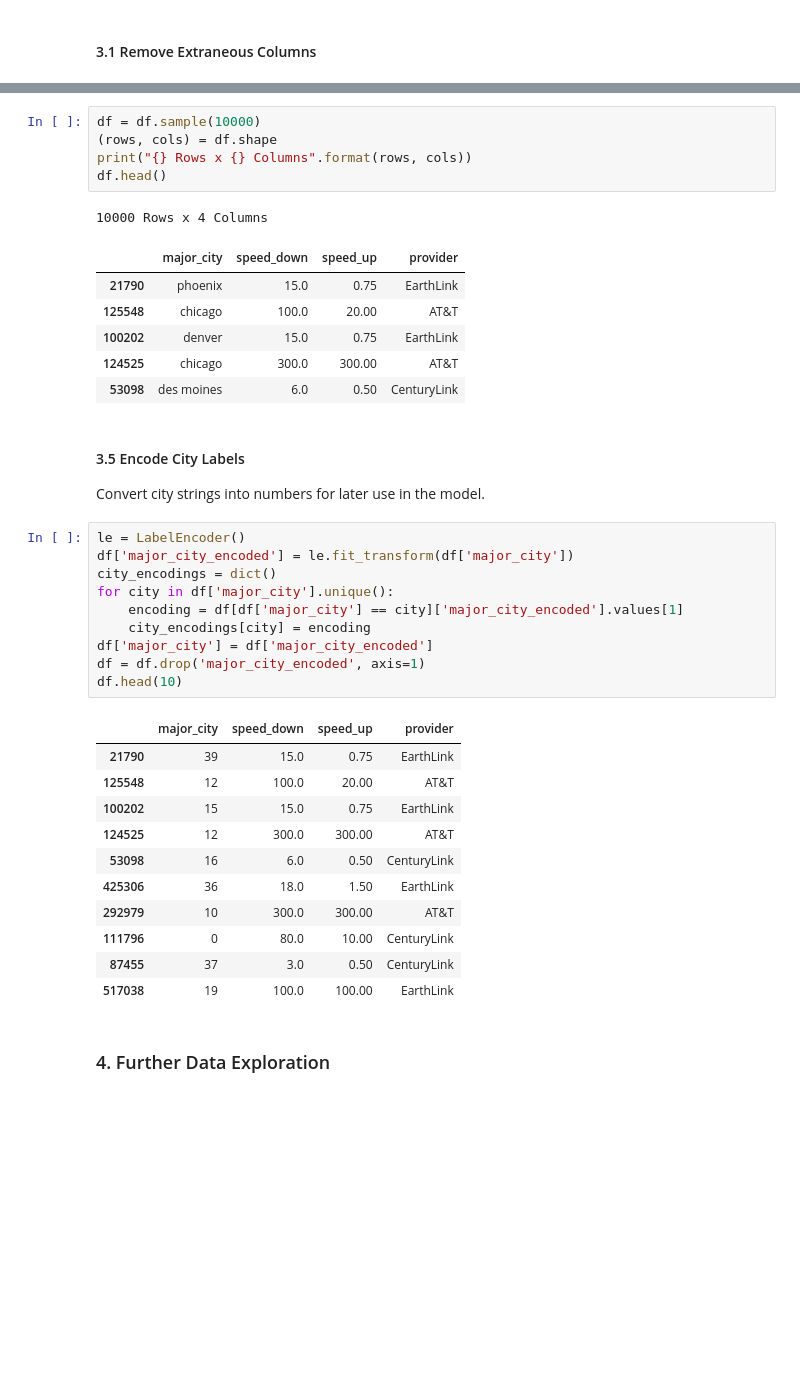
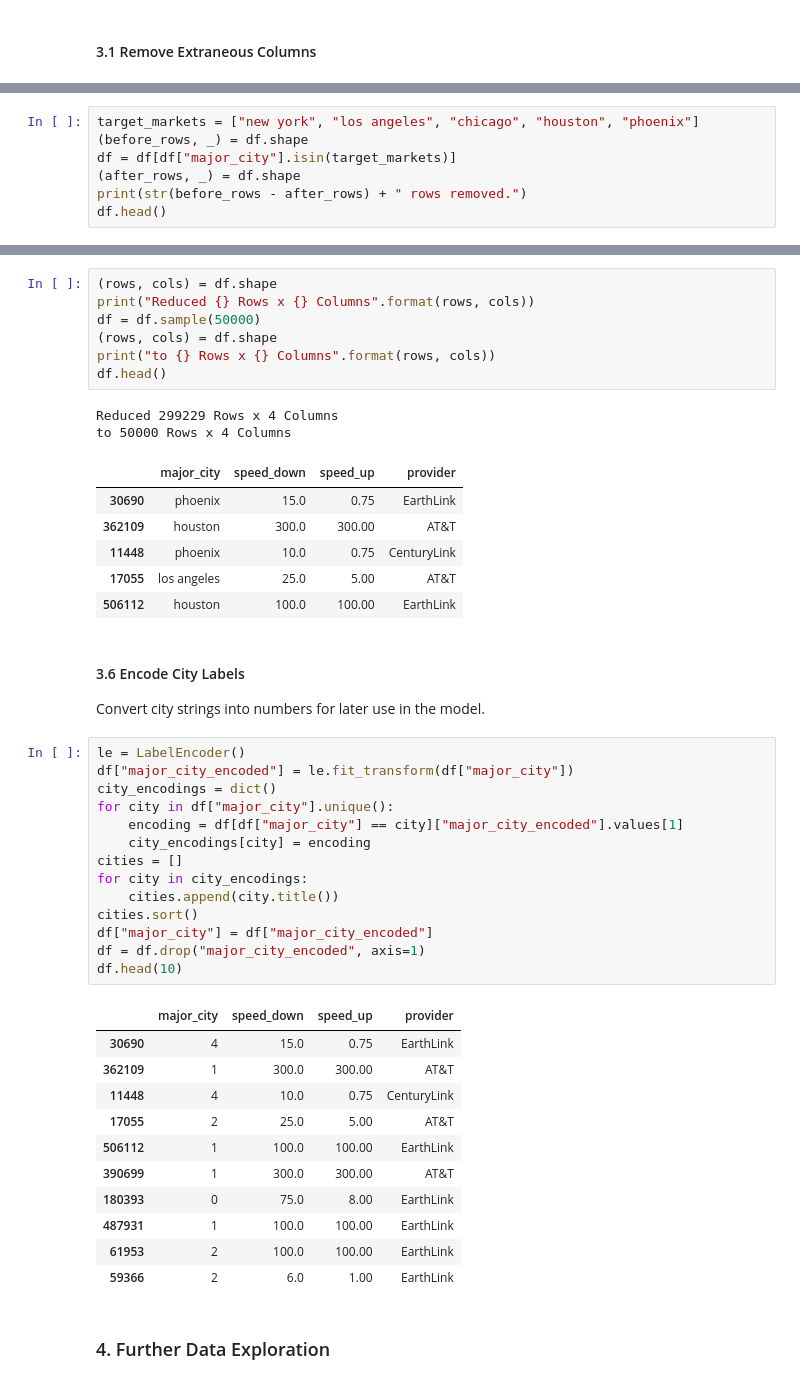
Before and after one commit to rmaes4/capstone-isp-prediction, a Jupyter notebook: notebook.ipynb, the cells around one changed output, grey strips where cells are left out. Drawn from its saved outputs; the diff is of its cells as text; blank space fills up the shorter version.

```diff
--- a/notebook.ipynb
+++ b/notebook.ipynb
@@ -56,0 +60,7 @@ df.head()
+# %%
+target_markets = ["new york", "los angeles", "chicago", "houston", "phoenix"]
+(before_rows, _) = df.shape
+df = df[df["major_city"].isin(target_markets)]
+(after_rows, _) = df.shape
+print(str(before_rows - after_rows) + " rows removed.")
+df.head()
@@ -89,44 +107,51 @@ df.head()
 
 Take a subset of the data for improved performance.
 # %%
-df = df.sample(10000)
 (rows, cols) = df.shape
-print("{} Rows x {} Columns".format(rows, cols))
+print("Reduced {} Rows x {} Columns".format(rows, cols))
+df = df.sample(50000)
+(rows, cols) = df.shape
+print("to {} Rows x {} Columns".format(rows, cols))
 df.head()
 # %% [output]
-10000 Rows x 4 Columns
+Reduced 299229 Rows x 4 Columns
+to 50000 Rows x 4 Columns
 |  | major_city | speed_down | speed_up | provider |
-| 21790 | phoenix | 15.0 | 0.75 | EarthLink |
-| 125548 | chicago | 100.0 | 20.00 | AT&T |
-| 100202 | denver | 15.0 | 0.75 | EarthLink |
-| 124525 | chicago | 300.0 | 300.00 | AT&T |
-| 53098 | des moines | 6.0 | 0.50 | CenturyLink |
+| 30690 | phoenix | 15.0 | 0.75 | EarthLink |
+| 362109 | houston | 300.0 | 300.00 | AT&T |
+| 11448 | phoenix | 10.0 | 0.75 | CenturyLink |
+| 17055 | los angeles | 25.0 | 5.00 | AT&T |
+| 506112 | houston | 100.0 | 100.00 | EarthLink |
 # %% [markdown]
-#### 3.5 Encode City Labels
+#### 3.6 Encode City Labels
 
 Convert city strings into numbers for later use in the model.
 # %%
 le = LabelEncoder()
-df['major_city_encoded'] = le.fit_transform(df['major_city'])
+df["major_city_encoded"] = le.fit_transform(df["major_city"])
 city_encodings = dict()
-for city in df['major_city'].unique():
-    encoding = df[df['major_city'] == city]['major_city_encoded'].values[1]
+for city in df["major_city"].unique():
+    encoding = df[df["major_city"] == city]["major_city_encoded"].values[1]
     city_encodings[city] = encoding
-df['major_city'] = df['major_city_encoded']
-df = df.drop('major_city_encoded', axis=1)
+cities = []
+for city in city_encodings:
+    cities.append(city.title())
+cities.sort()
+df["major_city"] = df["major_city_encoded"]
+df = df.drop("major_city_encoded", axis=1)
 df.head(10)
 # %% [output]
 |  | major_city | speed_down | speed_up | provider |
-| 21790 | 39 | 15.0 | 0.75 | EarthLink |
-| 125548 | 12 | 100.0 | 20.00 | AT&T |
-| 100202 | 15 | 15.0 | 0.75 | EarthLink |
-| 124525 | 12 | 300.0 | 300.00 | AT&T |
-| 53098 | 16 | 6.0 | 0.50 | CenturyLink |
-| 425306 | 36 | 18.0 | 1.50 | EarthLink |
-| 292979 | 10 | 300.0 | 300.00 | AT&T |
-| 111796 | 0 | 80.0 | 10.00 | CenturyLink |
-| 87455 | 37 | 3.0 | 0.50 | CenturyLink |
-| 517038 | 19 | 100.0 | 100.00 | EarthLink |
+| 30690 | 4 | 15.0 | 0.75 | EarthLink |
+| 362109 | 1 | 300.0 | 300.00 | AT&T |
+| 11448 | 4 | 10.0 | 0.75 | CenturyLink |
+| 17055 | 2 | 25.0 | 5.00 | AT&T |
+| 506112 | 1 | 100.0 | 100.00 | EarthLink |
+| 390699 | 1 | 300.0 | 300.00 | AT&T |
+| 180393 | 0 | 75.0 | 8.00 | EarthLink |
+| 487931 | 1 | 100.0 | 100.00 | EarthLink |
+| 61953 | 2 | 100.0 | 100.00 | EarthLink |
+| 59366 | 2 | 6.0 | 1.00 | EarthLink |
 # %% [markdown]
 ### 4. Further Data Exploration
 # %% [markdown]
```
Also changed, not shown: parts of 22 cells of this notebook.
